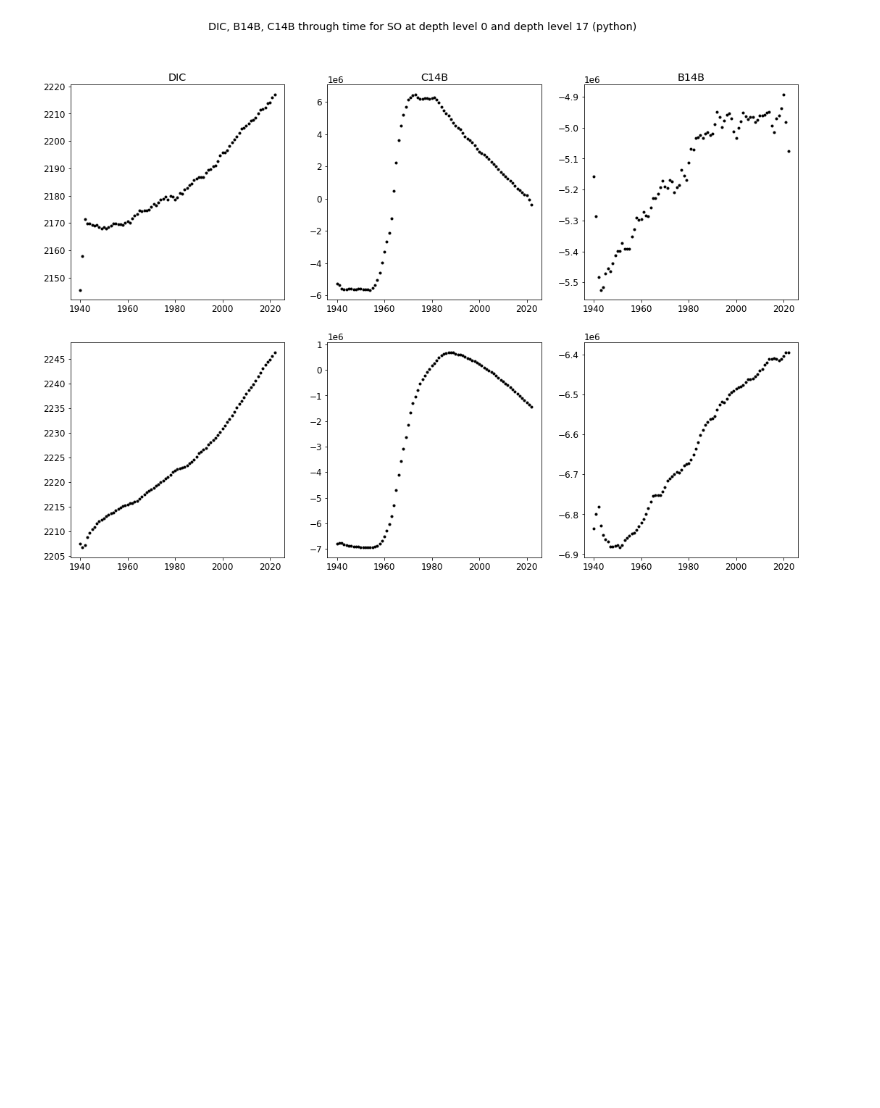
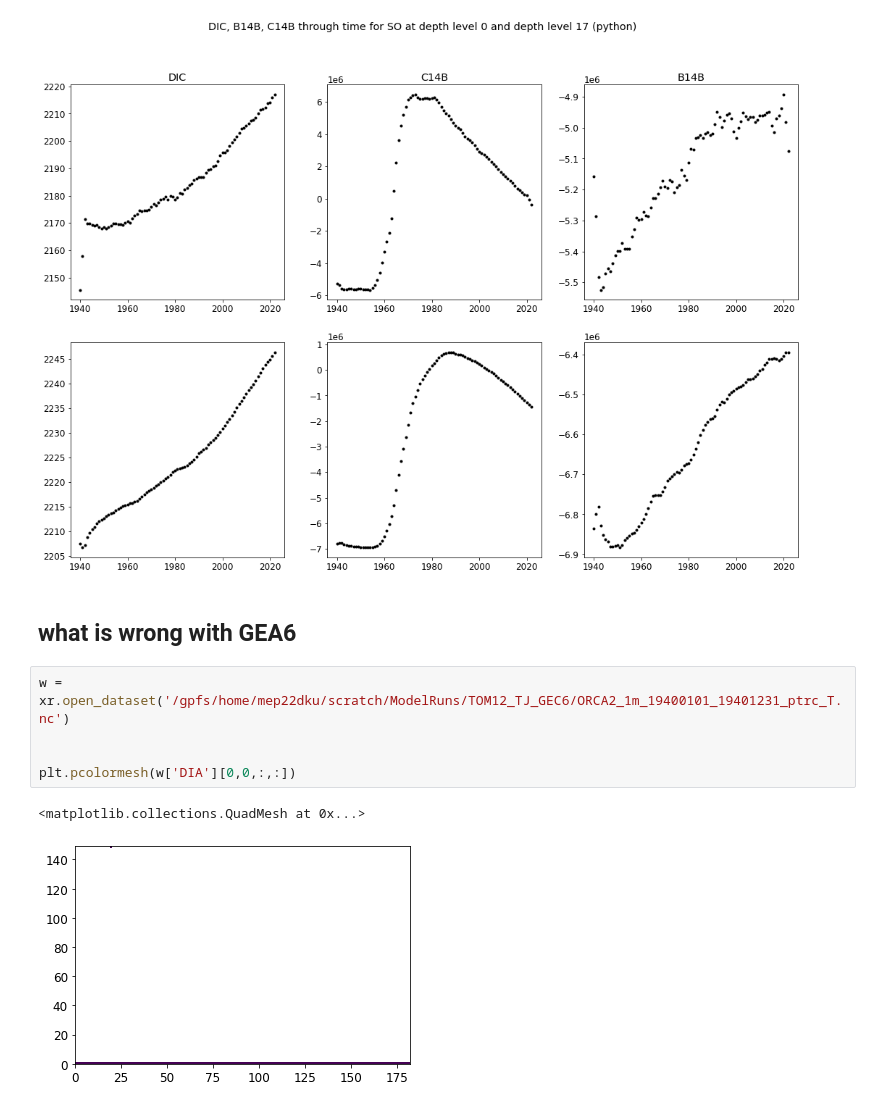
Before and after one commit to tjarnikova/C14, a Jupyter notebook: make_verticalgradient.ipynb, the cells around one changed output. Cells and saved outputs as stored; diff of their text form; blank space fills up the shorter version.

```diff
--- a/make_verticalgradient.ipynb
+++ b/make_verticalgradient.ipynb
@@ -590,3 +657,13 @@ fig.suptitle('DIC, B14B, C14B through time for SO at depth level 0 and depth lev
 2022
 Text(0.5, 0.98, 'DIC, B14B, C14B through time for SO at depth level 0 and depth level 17 (python)')
 [figure]
+# %% [markdown]
+## what is wrong with GEA6
+# %%
+w = xr.open_dataset('/gpfs/home/mep22dku/scratch/ModelRuns/TOM12_TJ_GEC6/ORCA2_1m_19400101_19401231_ptrc_T.nc')
+
+
+plt.pcolormesh(w['DIA'][0,0,:,:])
+# %% [output]
+<matplotlib.collections.QuadMesh at 0x...>
+[figure, added]
```
Also changed, not shown: parts of 7 cells of this notebook, 1 other file.
